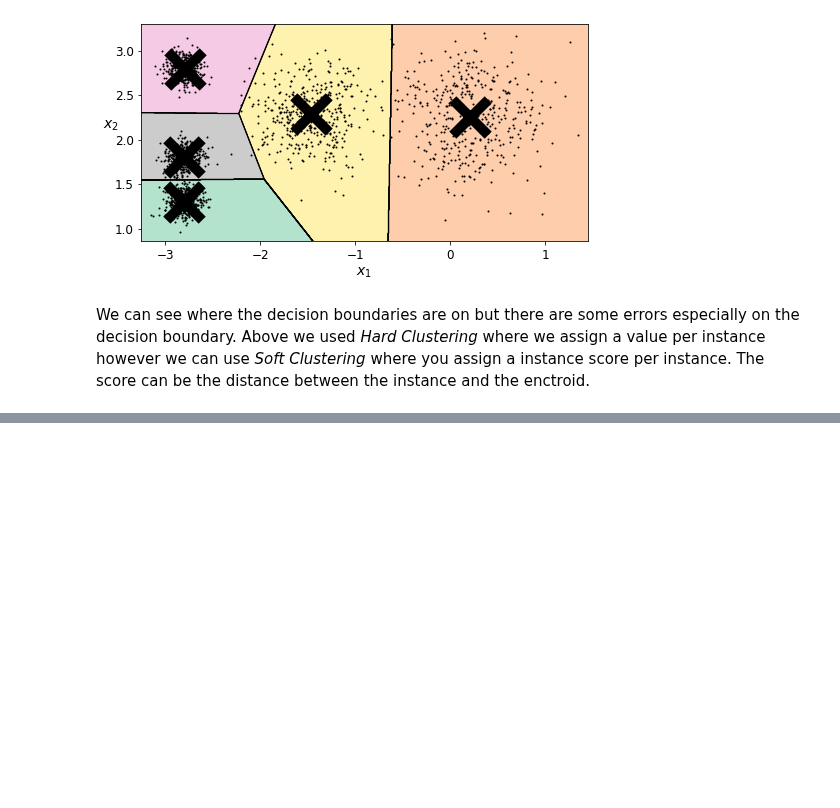
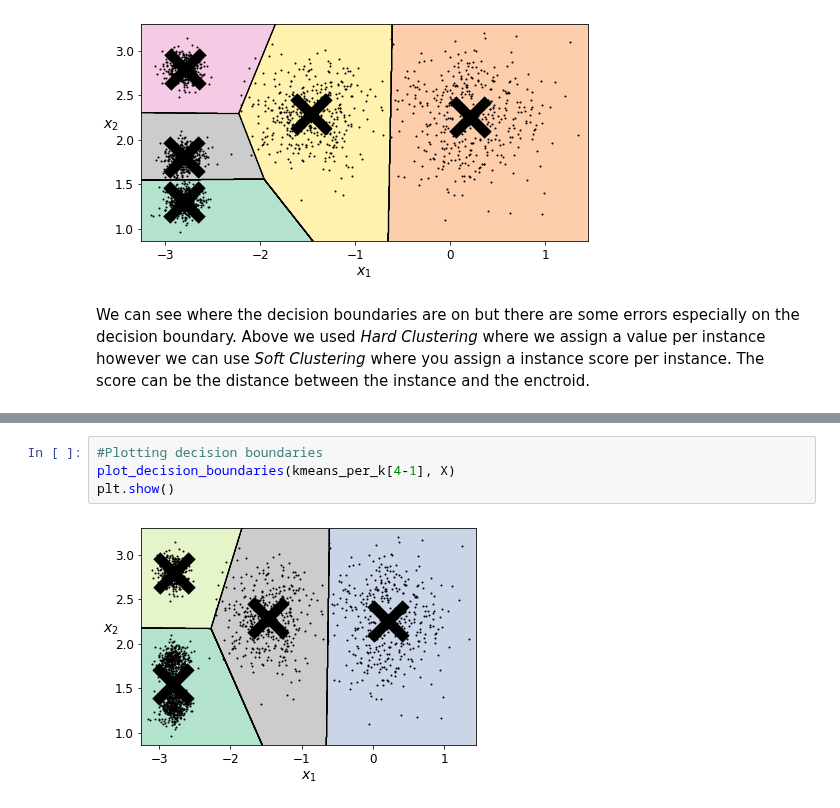
Before and after one commit to espanto28/handsonmlsklearnkerastf, a Jupyter notebook: Chapter9/Unsupervised Learning Techniques.ipynb, the cells around one changed output, grey strips where cells are left out. Cells and saved outputs as stored; diff of their text form; blank space fills up the shorter version.

```diff
--- a/Chapter9/Unsupervised Learning Techniques.ipynb
+++ b/Chapter9/Unsupervised Learning Techniques.ipynb
@@ -222,0 +431,6 @@ We can see where the decision boundaries are on but there are some errors especi
+# %%
+#Plotting decision boundaries
+plot_decision_boundaries(kmeans_per_k[4-1], X)
+plt.show()
+# %% [output]
+[figure, added]
```
Also changed, not shown: parts of 38 cells of this notebook, 1 other file.
